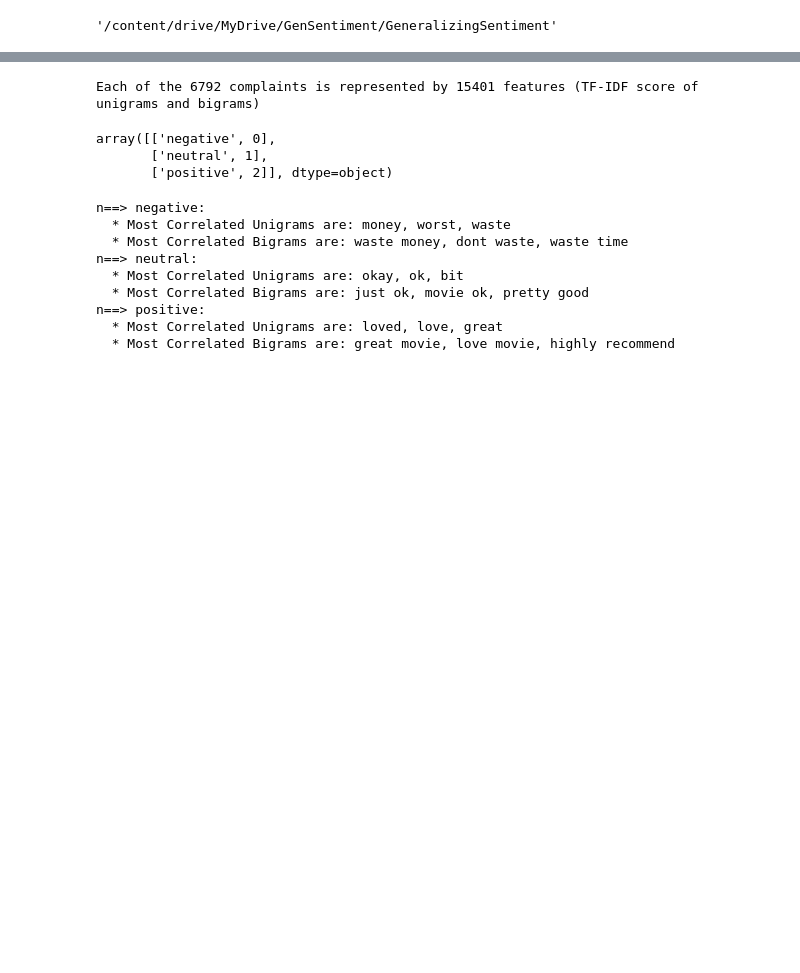
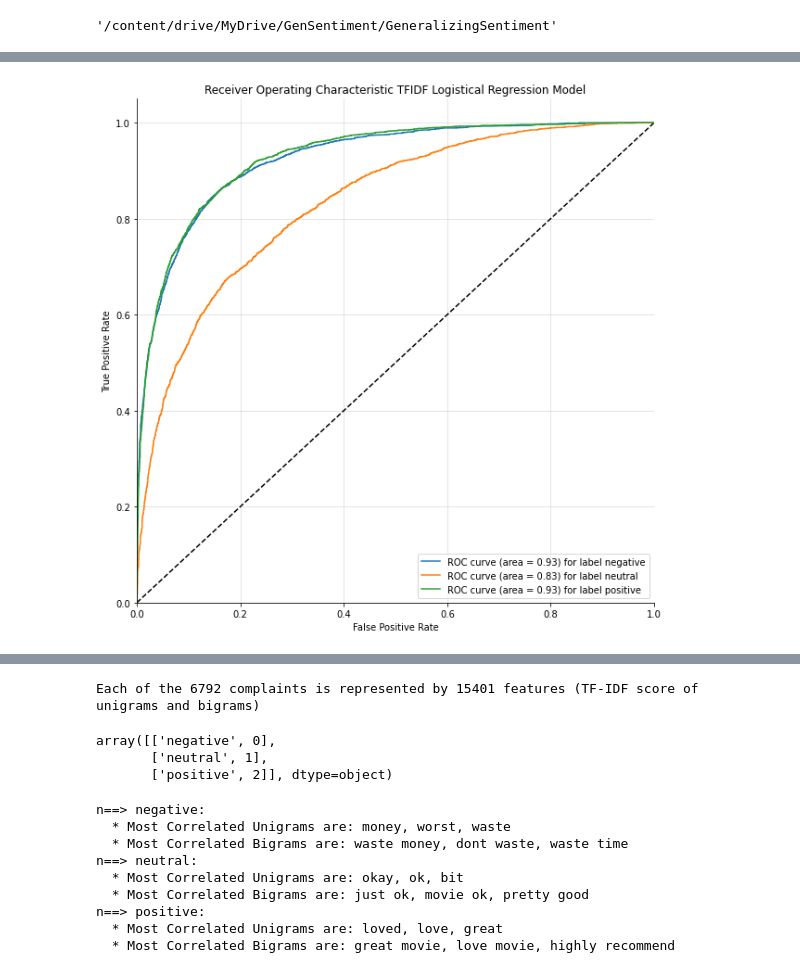
Before and after one commit to Cloblak/GeneralizingSentiment, a Jupyter notebook: notebooks/CoLab_ModelExecution.ipynb, the cells around one changed output, grey strips where cells are left out. Cells and saved outputs as stored; diff of their text form; code cells hidden in the pictures; blank space fills up the shorter version.

```diff
--- a/notebooks/CoLab_ModelExecution.ipynb
+++ b/notebooks/CoLab_ModelExecution.ipynb
@@ -307,0 +355,40 @@ y_val_predicted_scores_tfidf = classifier_tfidf.decision_function(X_val_tfidf)
+# %%
+def plot_multiclass_roc(clf, X_test, y_test, n_classes, figsize=(17, 6)):
+    y_score = clf.decision_function(X_test)
+
+    # structures
+    fpr = dict()
+    tpr = dict()
+    roc_auc = dict()
+
+    labels = ["negative", "neutral", "positive"]
+
+    # calculate dummies once
+    y_test_dummies = pd.get_dummies(y_test, drop_first=False).values
+    for i in range(n_classes):
+        fpr[i], tpr[i], _ = roc_curve(y_test_dummies[:, i], y_score[:, i])
+        roc_auc[i] = auc(fpr[i], tpr[i])
+
+    # roc for each class
+    fig, ax = plt.subplots(figsize=figsize)
+    ax.plot([0, 1], [0, 1], 'k--')
+    ax.set_xlim([0.0, 1.0])
+    ax.set_ylim([0.0, 1.05])
+    ax.set_xlabel('False Positive Rate')
+    ax.set_ylabel('True Positive Rate')
+    ax.set_title('Receiver Operating Characteristic TFIDF Logistical Regression Model')
+
+    for i in range(n_classes):
+        ax.plot(fpr[i], tpr[i], label=f'ROC curve (area = {round(roc_auc[i], 2)}) for label {labels[i]}')
+    ax.legend(loc="best")
+    ax.grid(alpha=.4)
+    sns.despine()
+    plt.show()
+
+classifier_tfidf = train_classifier(X_train_tfidf, y_train, C = 4, regularisation = 'l2')
+y_val_predicted_labels_tfidf = classifier_tfidf.predict(X_val_tfidf)
+y_val_predicted_scores_tfidf = classifier_tfidf.decision_function(X_val_tfidf)
+
+plot_multiclass_roc(classifier_tfidf, X_val_tfidf, y_val, n_classes=3, figsize=(10, 10))
+# %% [output]
+[figure, added]
```
Also changed, not shown: parts of 22 cells of this notebook.
